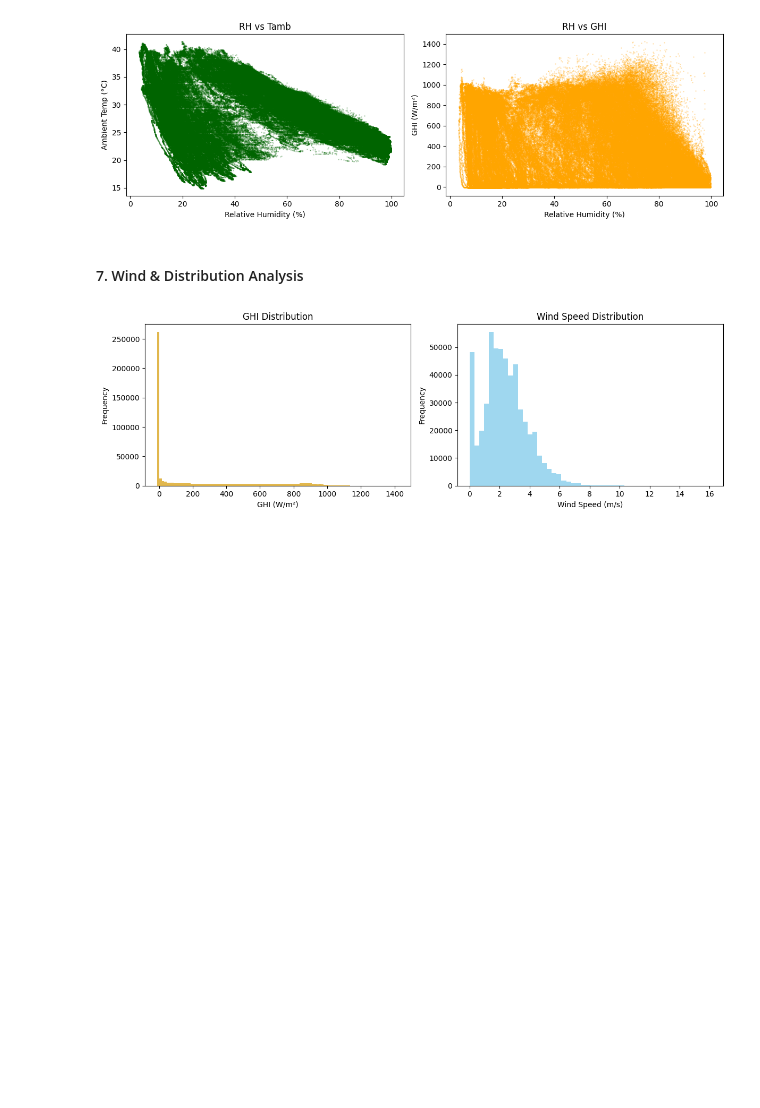
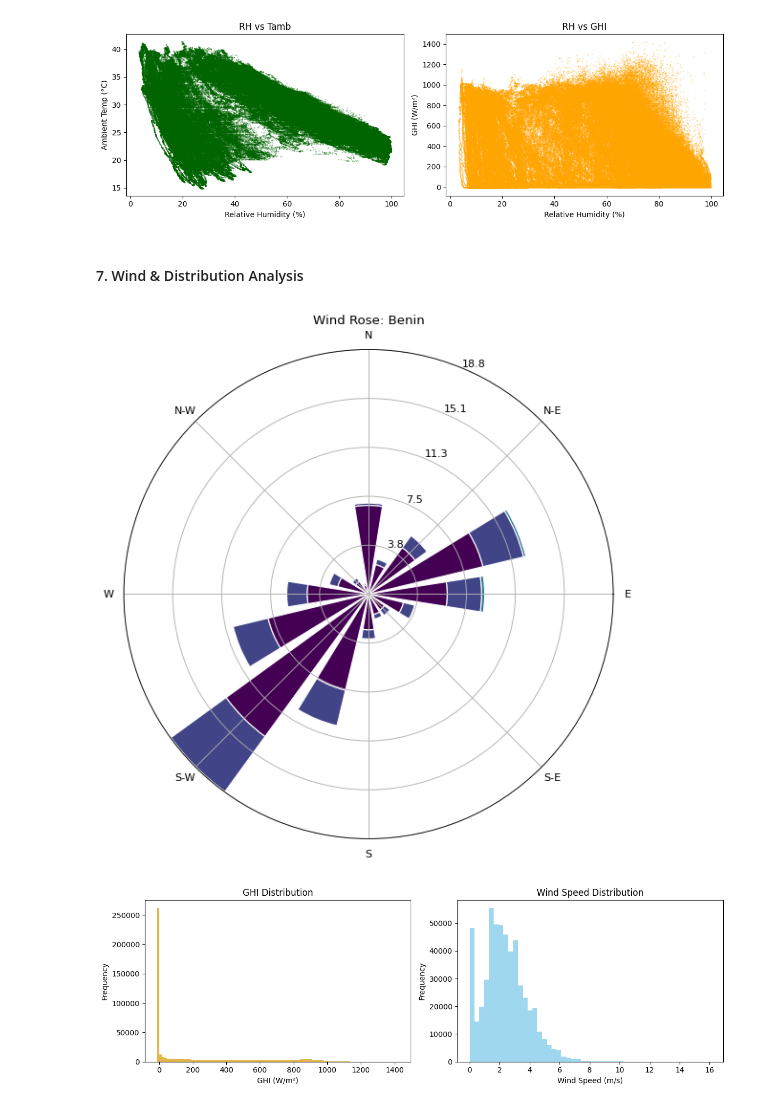
Before and after one commit to muhajirhualis/solar-challenge-week0, a Jupyter notebook: notebooks/togo_eda.ipynb, the cells around one changed output. Saved outputs shown, nothing was run; the diff lists cells and outputs as text; code cells hidden in the pictures; blank space fills up the shorter version.

```diff
--- a/notebooks/togo_eda.ipynb
+++ b/notebooks/togo_eda.ipynb
@@ -66,14 +66,19 @@ memory usage: 76.2 MB
 | TModB | 525600.0 | 33.543330 | 12.769277 | 13.1 | 23.6 | 28.4 | 43.000 | 94.6 |
 | Comments | 0.0 | NaN | NaN | NaN | NaN | NaN | NaN | NaN |
 # %%
-# Missing values
-missing = df.isna().sum()
-missing_pct = (missing / len(df)) * 100
-missing_report = pd.DataFrame({
-    'missing_count': missing,
-    'missing_pct': missing_pct
-}).sort_values(by='missing_pct', ascending=False)
+#  Explicit Missing Value Handling
+print("Missing value report:")
+missing_report = df.isna().sum()
+print(missing_report[missing_report > 0] if missing_report.sum() > 0 else "No missing values.")
 
-print("Columns with >5% missing values:")
-print(missing_report[missing_report['missing_pct'] > 5])
+# Impute numeric columns with median (robust to outliers)
+df[num_cols] = df[num_cols].fillna(df[num_cols].median())
+
+# Drop fully empty columns (e.g., 'Comments')
+empty_cols = df.columns[df.isna().all()]
+if not empty_cols.empty:
+    df = df.drop(columns=empty_cols)
+    print(f"Dropped fully empty columns: {list(empty_cols)}")
+
+print("Missing-value handling completed.")
 # %% [output]
@@ -83,10 +90,6 @@ Comments         525600        100.0
 # %% [markdown]
 ### 3. Outlier Detection & Basic Cleaning
 # %%
-# Drop unused columns
-if 'Comments' in df.columns:
-    df = df.drop(columns=['Comments'])
-
 # Ensure Timestamp is datetime
 df['Timestamp'] = pd.to_datetime(df['Timestamp'])
 # %%
@@ -268,11 +253,13 @@ plt.show()
 # %%
-# from windrose import WindroseAxes
-# import matplotlib.pyplot as plt
+from windrose import WindroseAxes
+import matplotlib.pyplot as plt
 
-# ax = WindroseAxes.from_ax()
-# ax.bar(df_clean['WD'], df_clean['WS'], normed=True, opening=0.8, edgecolor='white')
-# ax.set_title("Wind Rose: Benin")
-# plt.show()
+ax = WindroseAxes.from_ax()
+ax.bar(df_clean['WD'], df_clean['WS'], normed=True, opening=0.8, edgecolor='white')
+ax.set_title("Wind Rose: Benin")
+plt.show()
+# %% [output]
+[figure, added]
 # %%
 # Histograms: GHI & WS
 fig, ax = plt.subplots(1, 2, figsize=(12, 4))
```
Also changed, not shown: parts of 3 cells of this notebook, 6 other files.
